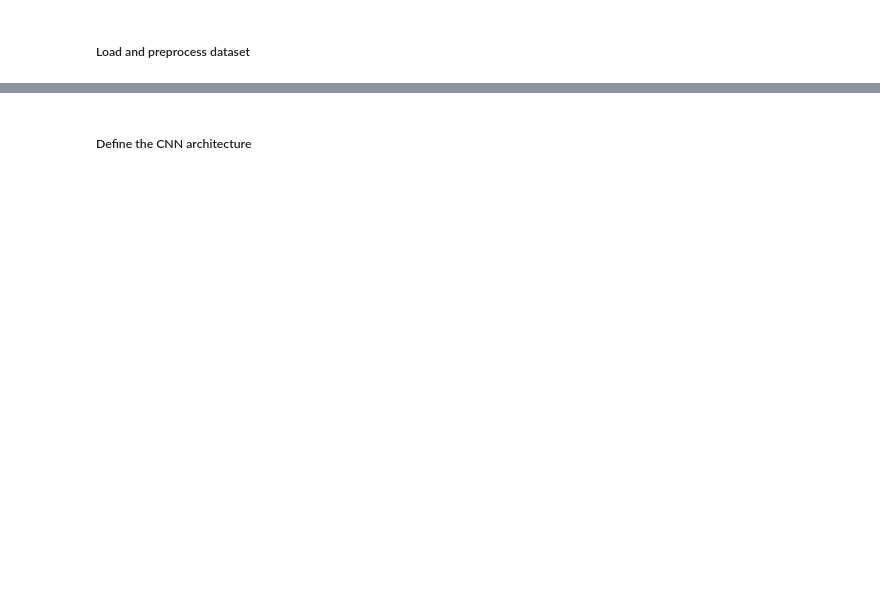
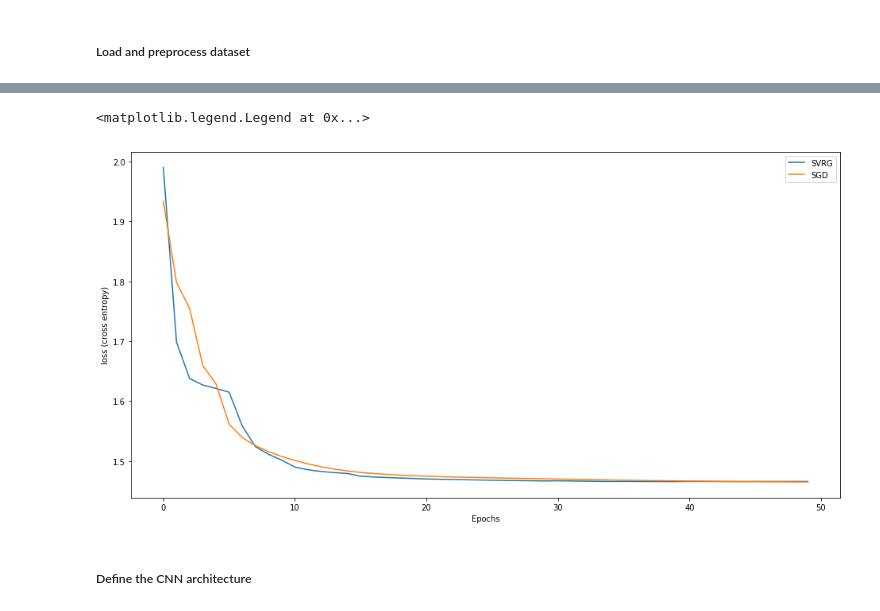
Before and after one commit to Djeeb/cuda-tests, a Jupyter notebook: pytorch_projects/Convolutional neural networks/SVRG_with_batch_norm.ipynb, the cells around one changed output, grey strips where cells are left out. Saved outputs shown, nothing was run; the diff lists cells and outputs as text; code cells hidden in the pictures; blank space fills up the shorter version.

Commit message:
working on SVRG implementation on CNN

```diff
--- a/pytorch_projects/Convolutional neural networks/SVRG_with_batch_norm.ipynb
+++ b/pytorch_projects/Convolutional neural networks/SVRG_with_batch_norm.ipynb
@@ -109,6 +111,7 @@ class SimpleNet(nn.Module):
 
     def fit_SVRG(self,optimizer,epochs,warm_epochs,n,batch_size,lr):
         params = list(self.parameters())
+        loss_graph = []
 
         n = X_train.shape[0]
         self.train()
@@ -122,8 +125,9 @@ class SimpleNet(nn.Module):
                 pred = self.forward( X )
                 loss = loss_func( pred , Y )
                 loss.backward()
-                self.update_SGD(0.1)
+                self.update_SGD(0.25)
 
+            loss_graph.append(loss.item())
             print(epoch,"\t",loss.item())
 
         self.copy_snapshot()
@@ -161,14 +165,18 @@ class SimpleNet(nn.Module):
                     loss.backward()
                     self.update_SVRG(lr)
 
-                print(epoch * 2 + m+warm_epochs,"\t",loss.item())
+                loss_graph.append(loss.item())
+                print(epoch * 5 + m+warm_epochs,"\t",loss.item())
 
             self.copy_snapshot()
             with torch.no_grad():
                 self.eval()
                 print("Test set \t", round(accuracy( self.forward(X_test.reshape(-1,784)) , Y_test).item(),3))
 
+        return loss_graph
+
     def fit_SGD(self,optimizer,epochs,batch_size,lr):
+        loss_graph = []
         n = X_train.shape[0]
 
         for epoch in range(epochs):
@@ -182,21 +190,22 @@ class SimpleNet(nn.Module):
                 loss.backward()
                 self.update_SGD(lr)
 
+            loss_graph.append(loss.item())
             print(epoch,"\t",loss.item())
 
             with torch.no_grad():
                 self.eval()
                 print("Test set \t", round(accuracy( self.forward(X_test.reshape(-1,784)) , Y_test).item(),3))
+
+        return loss_graph
+# %%
+X_train = X_train.reshape(60000,784)
+epochs = 9
+warm_epochs = 5
+batch_size = 60
+learning_rate = 0.4
 # %%
-X_train = X_train.reshape(60000,784)
-
 simple_mod = SimpleNet()
 opt = optim.SGD(simple_mod.parameters(), lr=10)
-epochs = 5
-warm_epochs = 5
-batch_size = 60
-learning_rate = 0.5
-
-#simple_mod.fit_SGD(opt,epochs,batch_size,learning_rate)
-simple_mod.fit_SVRG(opt,epochs,warm_epochs,X_train.shape[0],batch_size,learning_rate)
+loss_SVRG = simple_mod.fit_SVRG(opt,epochs,warm_epochs,X_train.shape[0],batch_size,learning_rate)
 # %% [output]
@@ -219,0 +229,6 @@ Test set         0.962
+# %%
+epochs = 50
+
+simple_mod = SimpleNet()
+opt = optim.SGD(simple_mod.parameters(), lr=10)
+loss_SGD = simple_mod.fit_SGD(opt,epochs,batch_size,0.25)
@@ -220,3 +253,14 @@ Test set         0.962
+# %%
+fig = plt.gcf()
+fig.set_size_inches(16, 8)
+plt.xlabel("Epochs")
+plt.ylabel("loss (cross entropy)")
+plt.plot(loss_SVRG,label = "SVRG")
+plt.plot(loss_SGD,label = "SGD")
+plt.legend()
+# %% [output]
+<matplotlib.legend.Legend at 0x...>
+[figure, added]
 # %% [markdown]
 ##### Define the CNN architecture
 # %%
```
Also changed, not shown: parts of 12 cells of this notebook.
